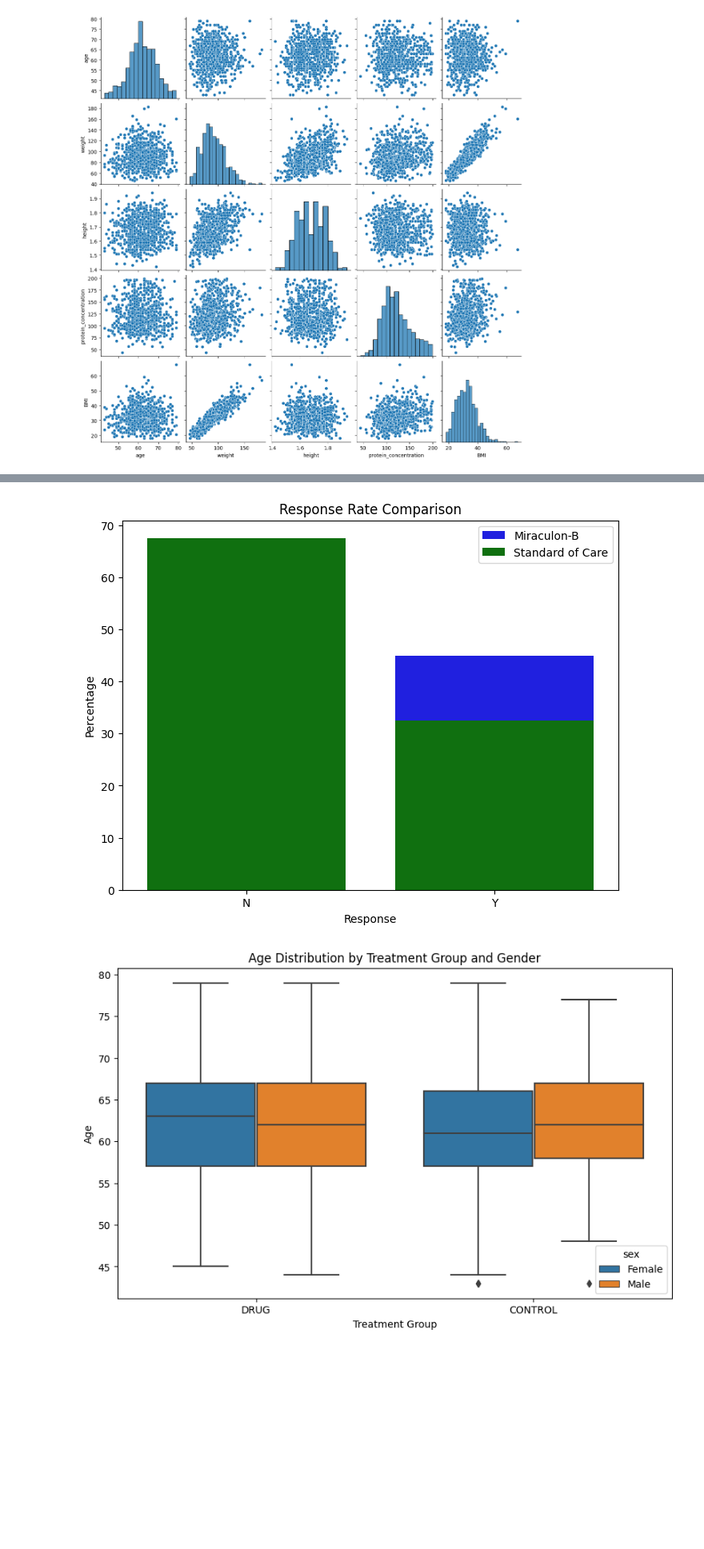
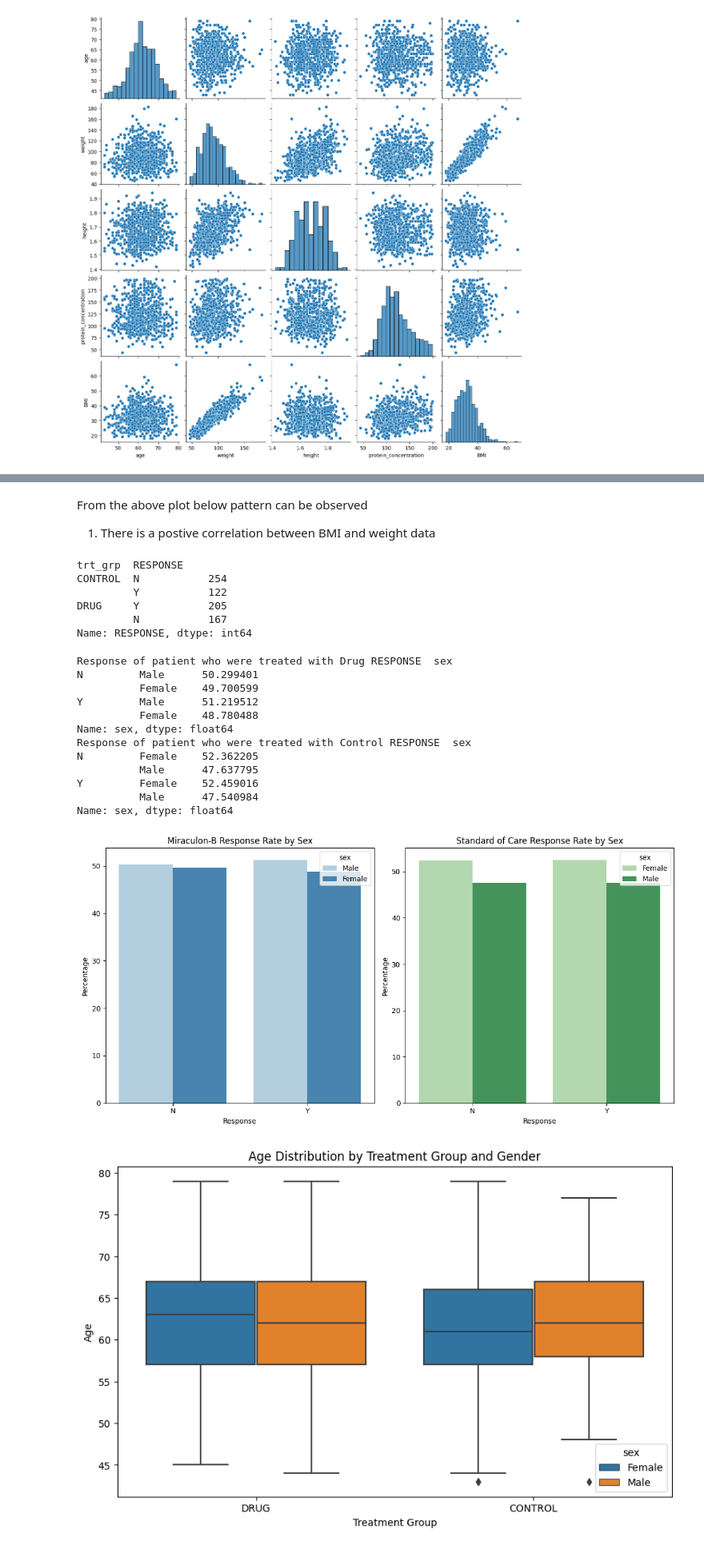
Before and after one commit to ShubhamSingh-9/GSK, a Jupyter notebook: Task 1.ipynb, the cells around one changed output, grey strips where cells are left out. Shown: that part at 80% size. Drawn from its saved outputs; the diff is of its cells as text; code cells hidden in the pictures; blank space fills up the shorter version.

```diff
--- a/Task 1.ipynb
+++ b/Task 1.ipynb
@@ -174,21 +168,65 @@ sns.pairplot(df)
+# %% [markdown]
+From the above plot below pattern can be observed
+1. There is a postive correlation between BMI and weight data
+# %%
+miraculon_b = df[df['trt_grp'] == 'DRUG']
+standard_care = df[df['trt_grp'] == 'CONTROL']
+df.groupby('trt_grp')['RESPONSE'].value_counts()
+# %% [output]
+trt_grp  RESPONSE
+CONTROL  N           254
+         Y           122
+DRUG     Y           205
+         N           167
+Name: RESPONSE, dtype: int64
 # %%
-miraculon_b_response_rate = miraculon_b['RESPONSE'].value_counts(normalize=True) * 100
-standard_care_response_rate = standard_care['RESPONSE'].value_counts(normalize=True) * 100
+# Calculate the response rates for each treatment group and sex
+miraculon_b_response_rate = miraculon_b.groupby('RESPONSE')['sex'].value_counts(normalize=True) * 100
+standard_care_response_rate = standard_care.groupby('RESPONSE')['sex'].value_counts(normalize=True) * 100
+print('Response of patient who were treated with Drug',miraculon_b_response_rate)
+print('Response of patient who were treated with Control',standard_care_response_rate)
+# %% [output]
+Response of patient who were treated with Drug RESPONSE  sex
+N         Male      50.299401
+          Female    49.700599
+Y         Male      51.219512
+          Female    48.780488
+Name: sex, dtype: float64
+Response of patient who were treated with Control RESPONSE  sex
+N         Female    52.362205
+          Male      47.637795
+Y         Female    52.459016
+          Male      47.540984
+Name: sex, dtype: float64
 # %%
-#! pip install matplotlib
-#! pip install seaborn
-import matplotlib.pyplot as plt
+#Reset the index to access the response rates
+miraculon_b_response_rate = miraculon_b_response_rate.reset_index(name='percentage')
+standard_care_response_rate = standard_care_response_rate.reset_index(name='percentage')
 
-plt.figure(figsize=(8, 6))
-sns.barplot(x=miraculon_b_response_rate.index, y=miraculon_b_response_rate.values,color='blue', label='Miraculon-B')
-sns.barplot(x=standard_care_response_rate.index, y=standard_care_response_rate.values,color='green', label='Standard of Care')
-plt.title('Response Rate Comparison')
+# Plot the response rates side by side
+plt.figure(figsize=(12, 6))
+
+# Plot for Miraculon-B treatment group
+plt.subplot(1, 2, 1)
+sns.barplot(x='RESPONSE', y='percentage', hue='sex', data=miraculon_b_response_rate, palette='Blues')
+plt.title('Miraculon-B Response Rate by Sex')
 plt.xlabel('Response')
 plt.ylabel('Percentage')
-plt.legend()
+
+# Plot for Standard of Care treatment group
+plt.subplot(1, 2, 2)
+sns.barplot(x='RESPONSE', y='percentage', hue='sex', data=standard_care_response_rate, palette='Greens')
+plt.title('Standard of Care Response Rate by Sex')
+plt.xlabel('Response')
+plt.ylabel('Percentage')
+
+# Adjust the spacing between subplots
+plt.tight_layout()
+
+# Show the plot
 plt.show()
 # %% [output]
-[figure, old version]
+[figure, new version]
 # %%
 # Analyze the effectiveness by patient sub-groups
 plt.figure(figsize=(10, 6))
```
Also changed, not shown: parts of 14 cells of this notebook, 1 other file.
